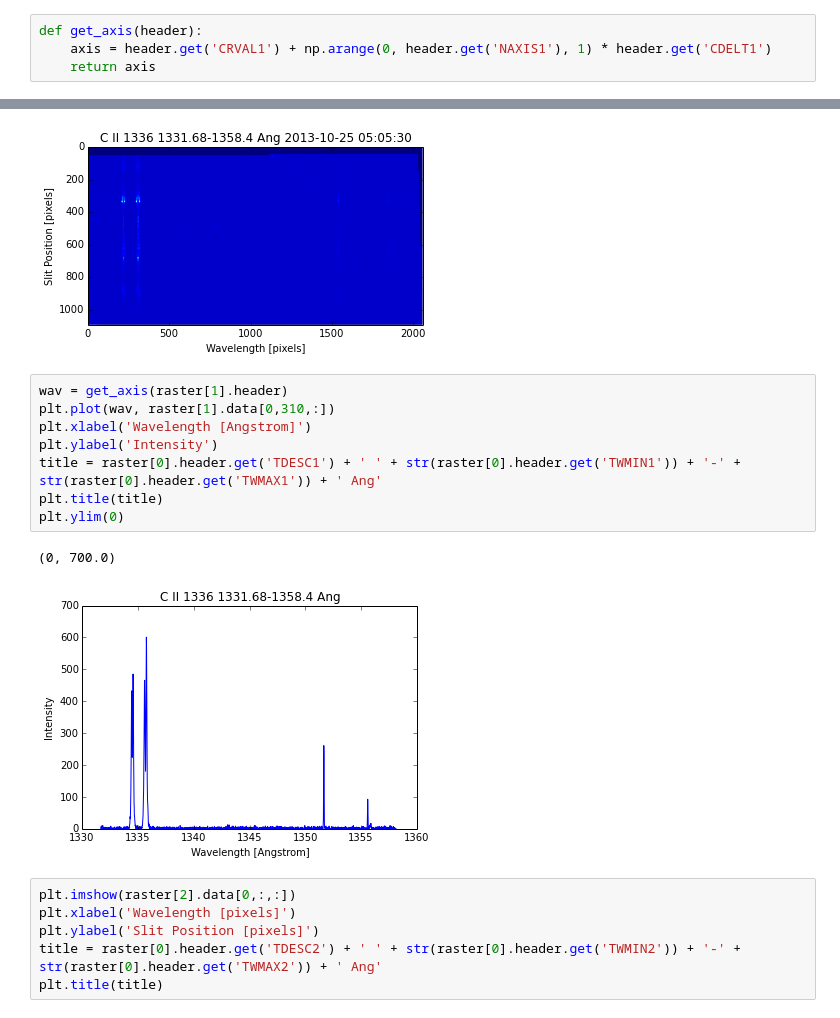
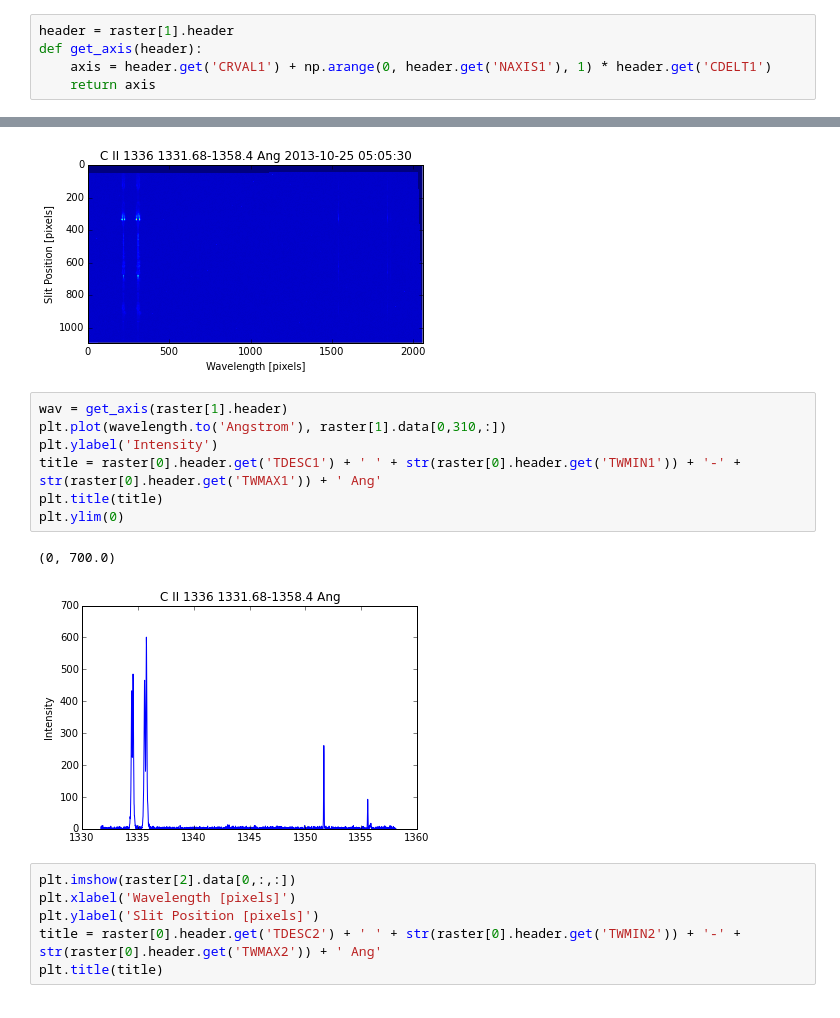
Before and after one commit to ehsteve/ipython-notebooks, a Jupyter notebook: IRIS.ipynb, the cells around one changed output, grey strips where cells are left out. Cells and saved outputs as stored; diff of their text form.

```diff
--- a/IRIS.ipynb
+++ b/IRIS.ipynb
@@ -404,4 +551,5 @@ date_obs = [base_date_obs + t for t in time_offset]
 # %%
+header = raster[1].header
 def get_axis(header):
     axis = header.get('CRVAL1') + np.arange(0, header.get('NAXIS1'), 1) * header.get('CDELT1')
     return axis
@@ -419,15 +576,14 @@ plt.title(title)
 [figure]
 # %%
 wav = get_axis(raster[1].header)
-plt.plot(wav, raster[1].data[0,310,:])
-plt.xlabel('Wavelength [Angstrom]')
+plt.plot(wavelength.to('Angstrom'), raster[1].data[0,310,:])
 plt.ylabel('Intensity')
 title = raster[0].header.get('TDESC1') + ' ' + str(raster[0].header.get('TWMIN1')) + '-' + str(raster[0].header.get('TWMAX1')) + ' Ang'
 plt.title(title)
 plt.ylim(0)
 # %% [output]
 (0, 700.0)
-[figure, old version]
+[figure, new version]
 # %%
 plt.imshow(raster[2].data[0,:,:])
 plt.xlabel('Wavelength [pixels]')
```
Also changed, not shown: parts of 36 cells of this notebook, 1 other file.
